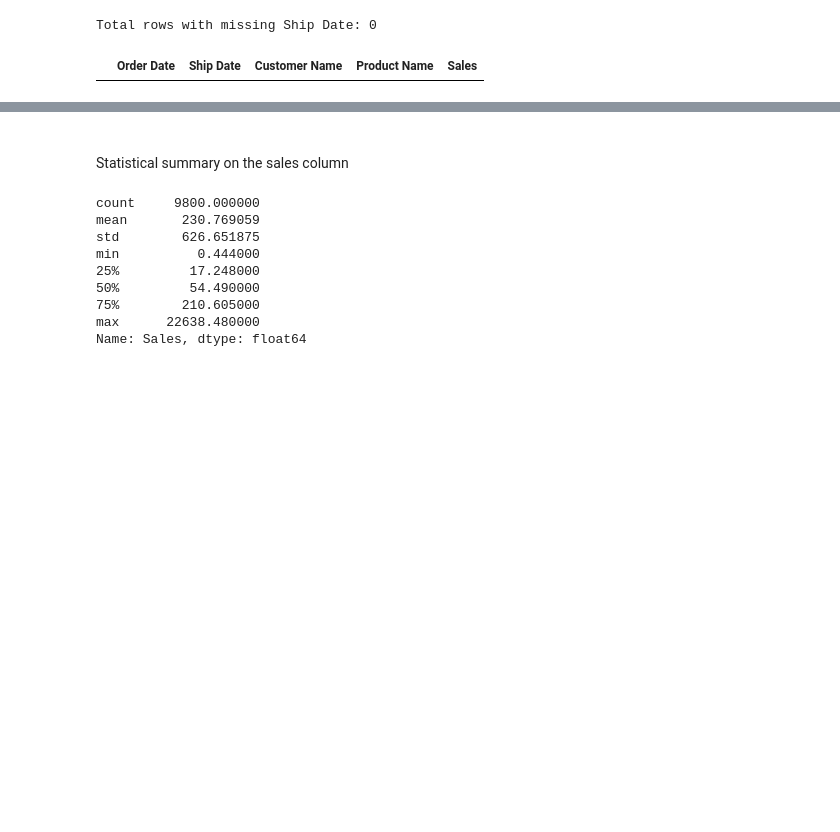
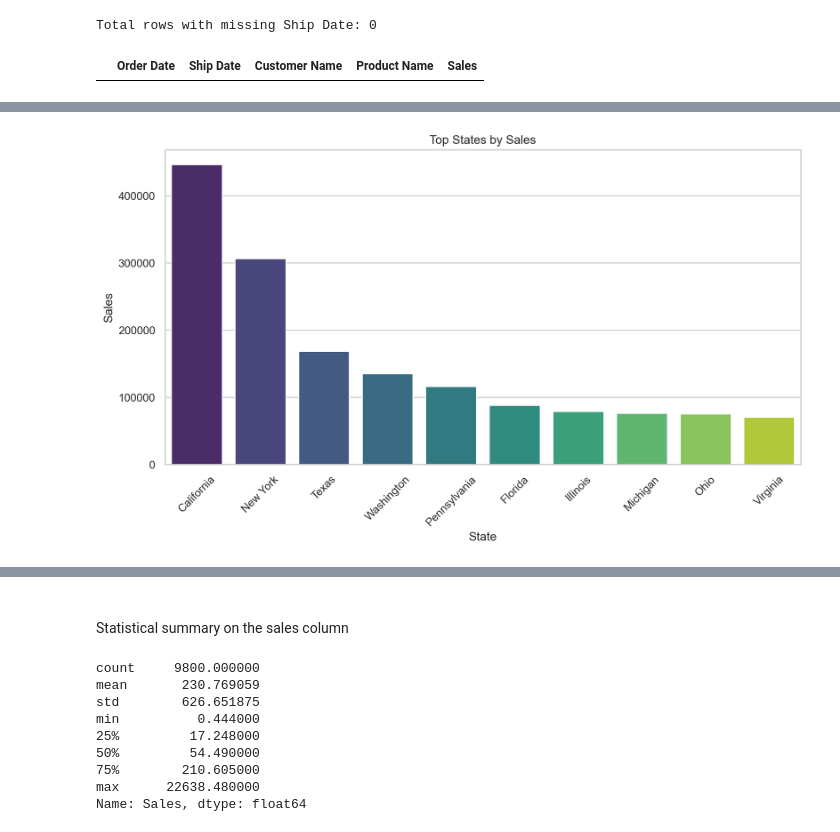
Before and after one commit to GichukiEdwin/Python_Data, a Jupyter notebook: notebooks/superstoresales.ipynb, the cells around one changed output, grey strips where cells are left out. Cells and saved outputs as stored; diff of their text form; code cells hidden in the pictures; blank space fills up the shorter version.

```diff
--- a/notebooks/superstoresales.ipynb
+++ b/notebooks/superstoresales.ipynb
@@ -138,0 +273,4 @@ display(missing_df[['Order Date', 'Ship Date', 'Customer Name', 'Product Name',
+# %%
+top_stats = df.groupby('State')['Sales'].sum().sort_values(ascending=False).head(10).round(2)
+top_stats = top_stats.reset_index()
+top_stats
@@ -138,0 +289,12 @@ display(missing_df[['Order Date', 'Ship Date', 'Customer Name', 'Product Name',
+# %%
+fig = plt.figure(figsize=(10, 6))
+sns.barplot(x='State', y='Sales', data=top_stats, hue='State',legend=False, palette='viridis')
+plt.title('Top States by Sales')
+plt.xlabel('State')
+plt.ylabel('Sales')
+#plt.yticks(rotation=90)
+plt.xticks(rotation=45)
+plt.tight_layout()
+plt.show()
+# %% [output]
+[figure, added]
```
Also changed, not shown: parts of 24 cells of this notebook.
